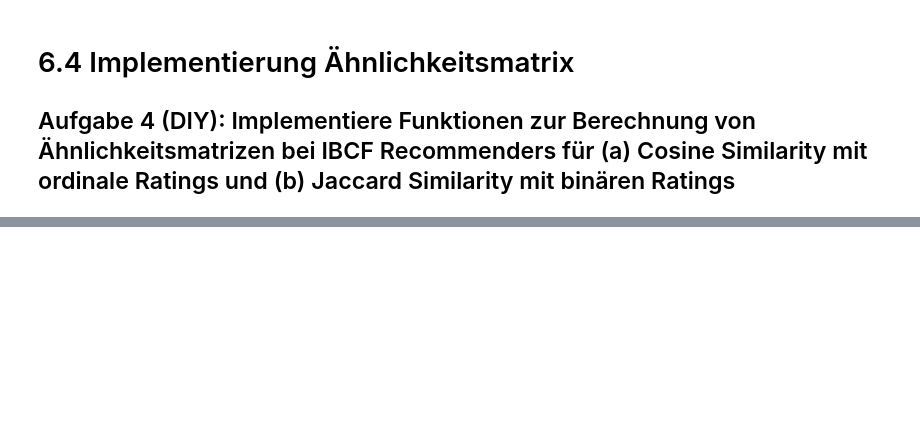
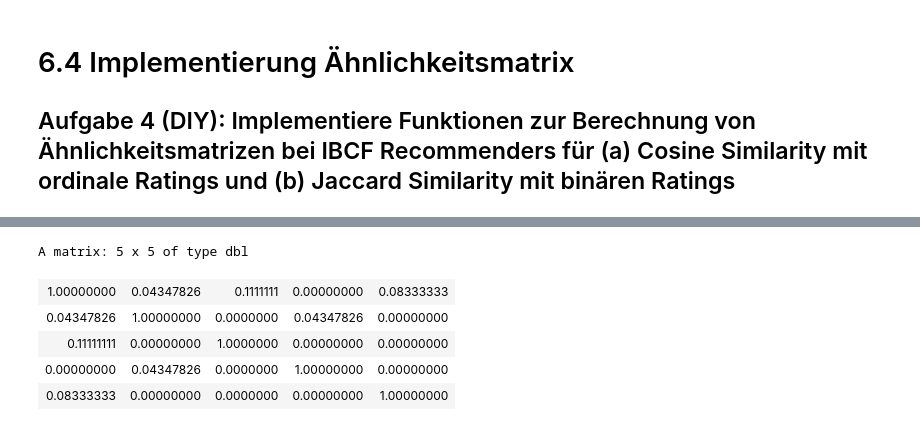
Before and after one commit to hariveliki/rsy, a Jupyter notebook: mc1.ipynb, the cells around one changed output, grey strips where cells are left out. Cells and saved outputs as stored; diff of their text form; code cells hidden in the pictures; blank space fills up the shorter version.

```diff
--- a/mc1.ipynb
+++ b/mc1.ipynb
@@ -730,17 +676,3 @@ The IBCF Recommender uses a test set $Y$ of user profiles that are not part of t
 # %% [markdown]
 # 6.4 Implementierung Ähnlichkeitsmatrix
 ## Aufgabe 4 (DIY): Implementiere Funktionen zur Berechnung von Ähnlichkeitsmatrizen bei IBCF Recommenders für (a) Cosine Similarity mit ordinale Ratings und (b) Jaccard Similarity mit binären Ratings
-# %%
-# Function to compute Cosine Similarity Matrix
-calculateCosineSimilarity <- function(ratingMatrix) {
-    similarityMatrix <- similarity(
-        ratingMatrix,
-        method = "cosine",
-        which = "items"
-    )
-    return(as.matrix(similarityMatrix))
-}
-# Convert data frame to realRatingMatrix
-matrixReduced1 <- as(dfReduced1, "realRatingMatrix")
-cosineSimMatrix <- calculateCosineSimilarity(matrixReduced1)
-print(head(cosineSimMatrix, n=1))
@@ -831,0 +819,34 @@ A data.frame: 1 x 3
+# %%
+getJaccardSim <- function(ratingMatrix, nUser, nItem){
+
+  slicedMatrixBin <- as(binarize(ratingMatrix[1:nUser, 1:nItem], minRating=4), "matrix")
+
+  slicedMatrixBinT <- t(slicedMatrixBin)
+
+  matrixCrossProd <- tcrossprod(slicedMatrixBinT)
+
+  im <- which(matrixCrossProd > 0, arr.ind=TRUE)
+  b <- rowSums(slicedMatrixBinT)
+  aim <- matrixCrossProd[im]
+
+  j = sparseMatrix(
+            i = im[,1],
+            j = im[,2],
+            x = aim / (b[im[,1]] + b[im[,2]] - aim),
+            dims = dim(matrixCrossProd)
+      )
+
+  j <- data.matrix(j)
+
+  j
+}
+
+jaccardSim4 <- getJaccardSim4(matrixReduced1, 100, 100)
+jaccardSim4[1:5, 1:5]
+# %% [output]
+A matrix: 5 x 5 of type dbl
+| 1.00000000 | 0.04347826 | 0.1111111 | 0.00000000 | 0.08333333 |
+| 0.04347826 | 1.00000000 | 0.0000000 | 0.04347826 | 0.00000000 |
+| 0.11111111 | 0.00000000 | 1.0000000 | 0.00000000 | 0.00000000 |
+| 0.00000000 | 0.04347826 | 0.0000000 | 1.00000000 | 0.00000000 |
+| 0.08333333 | 0.00000000 | 0.0000000 | 0.00000000 | 1.00000000 |
```
Also changed, not shown: parts of 19 cells of this notebook.
